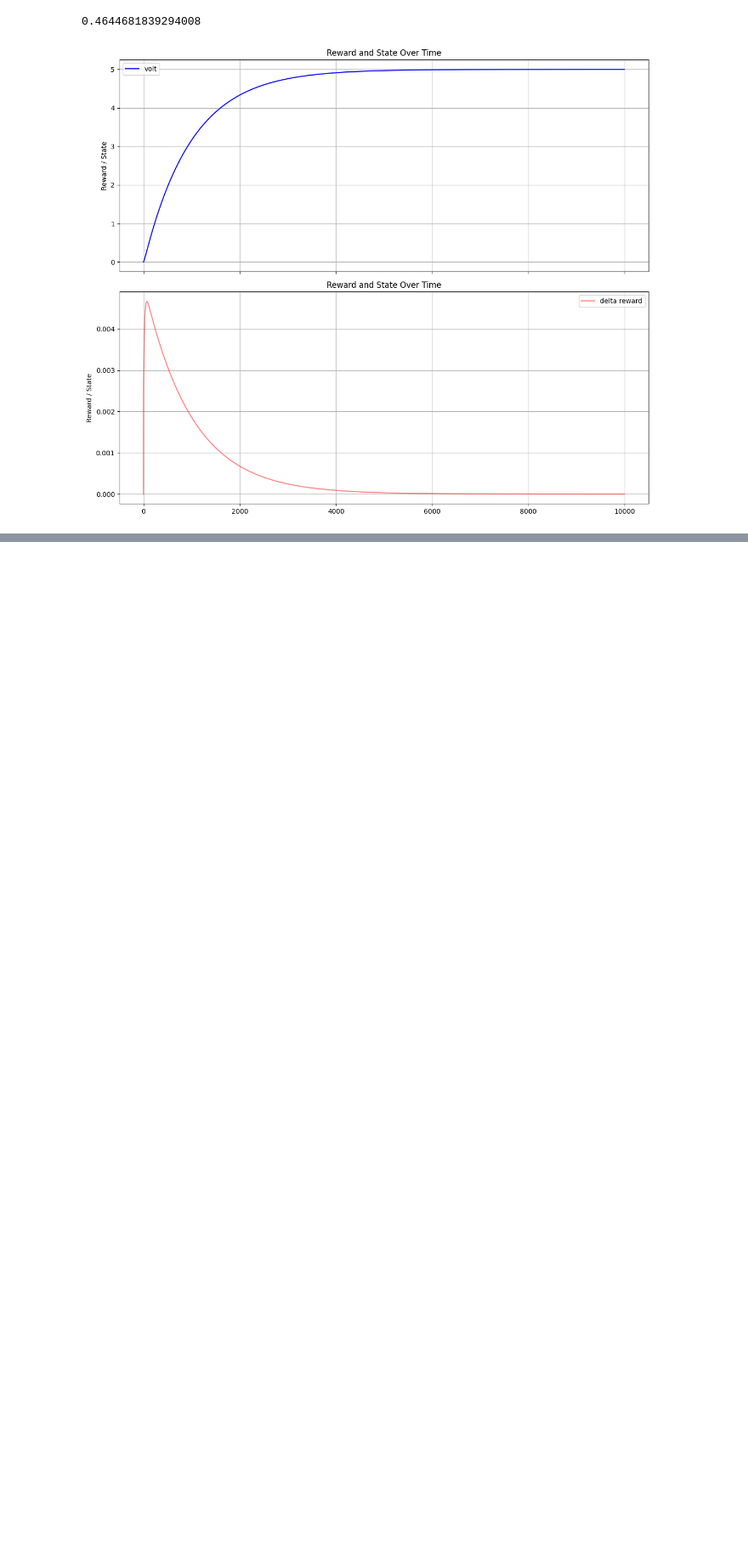
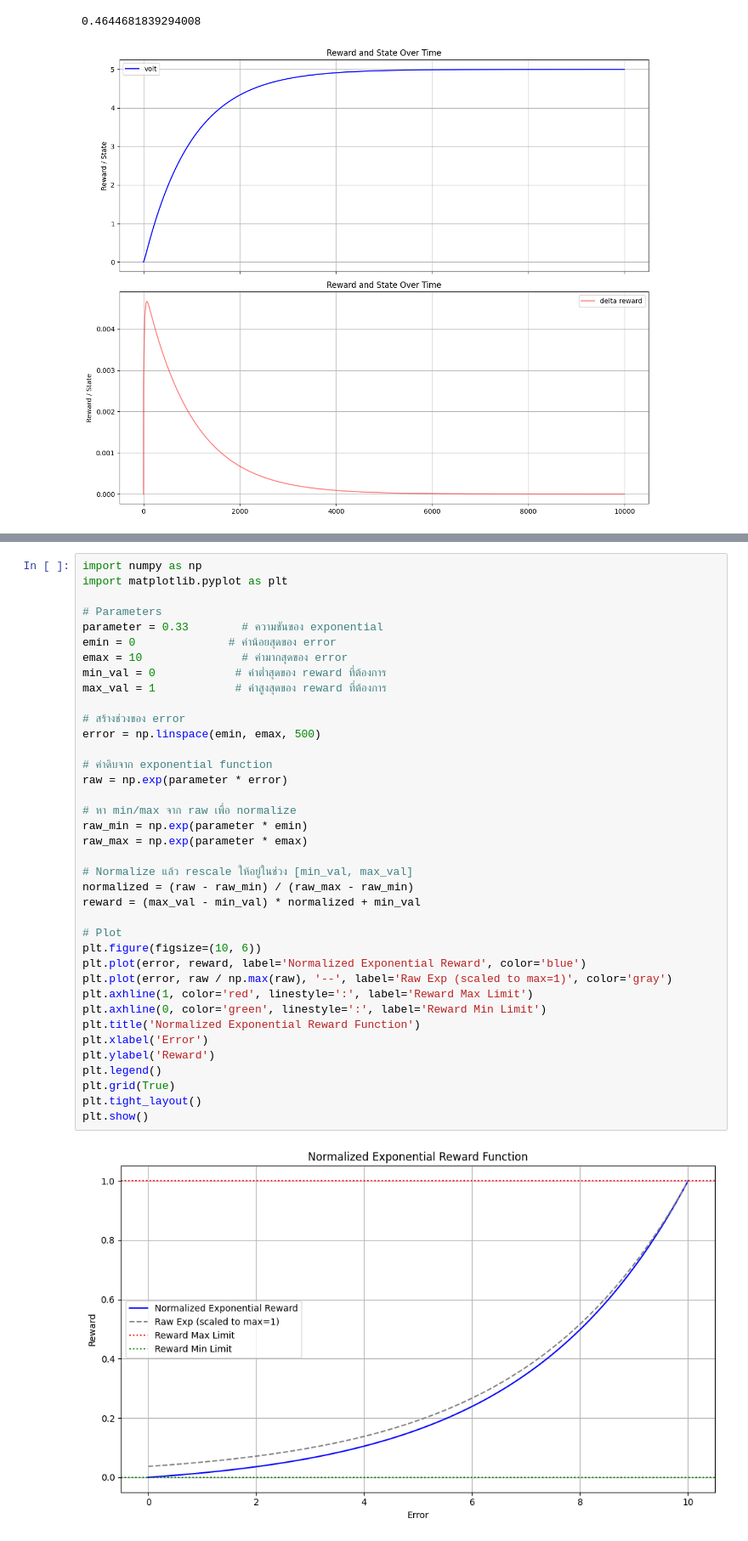
Before and after one commit to MizuSakura/AI_controller, a Jupyter notebook: monitor.ipynb, the cells around one changed output, grey strips where cells are left out. Shown: that part at 85% size. Drawn from its saved outputs; the diff is of its cells as text; blank space fills up the shorter version.

```diff
--- a/monitor.ipynb
+++ b/monitor.ipynb
@@ -312,0 +312,40 @@ plt.show()
+# %%
+import numpy as np
+import matplotlib.pyplot as plt
+
+# Parameters
+parameter = 0.33        # ความชันของ exponential
+emin = 0              # ค่าน้อยสุดของ error
+emax = 10               # ค่ามากสุดของ error
+min_val = 0            # ค่าต่ำสุดของ reward ที่ต้องการ
+max_val = 1            # ค่าสูงสุดของ reward ที่ต้องการ
+
+# สร้างช่วงของ error
+error = np.linspace(emin, emax, 500)
+
+# ค่าดิบจาก exponential function
+raw = np.exp(parameter * error)
+
+# หา min/max จาก raw เพื่อ normalize
+raw_min = np.exp(parameter * emin)
+raw_max = np.exp(parameter * emax)
+
+# Normalize แล้ว rescale ให้อยู่ในช่วง [min_val, max_val]
+normalized = (raw - raw_min) / (raw_max - raw_min)
+reward = (max_val - min_val) * normalized + min_val
+
+# Plot
+plt.figure(figsize=(10, 6))
+plt.plot(error, reward, label='Normalized Exponential Reward', color='blue')
+plt.plot(error, raw / np.max(raw), '--', label='Raw Exp (scaled to max=1)', color='gray')
+plt.axhline(1, color='red', linestyle=':', label='Reward Max Limit')
+plt.axhline(0, color='green', linestyle=':', label='Reward Min Limit')
+plt.title('Normalized Exponential Reward Function')
+plt.xlabel('Error')
+plt.ylabel('Reward')
+plt.legend()
+plt.grid(True)
+plt.tight_layout()
+plt.show()
+# %% [output]
+[figure, added]
```
Also changed, not shown: parts of 3 cells of this notebook, 2 other files.
